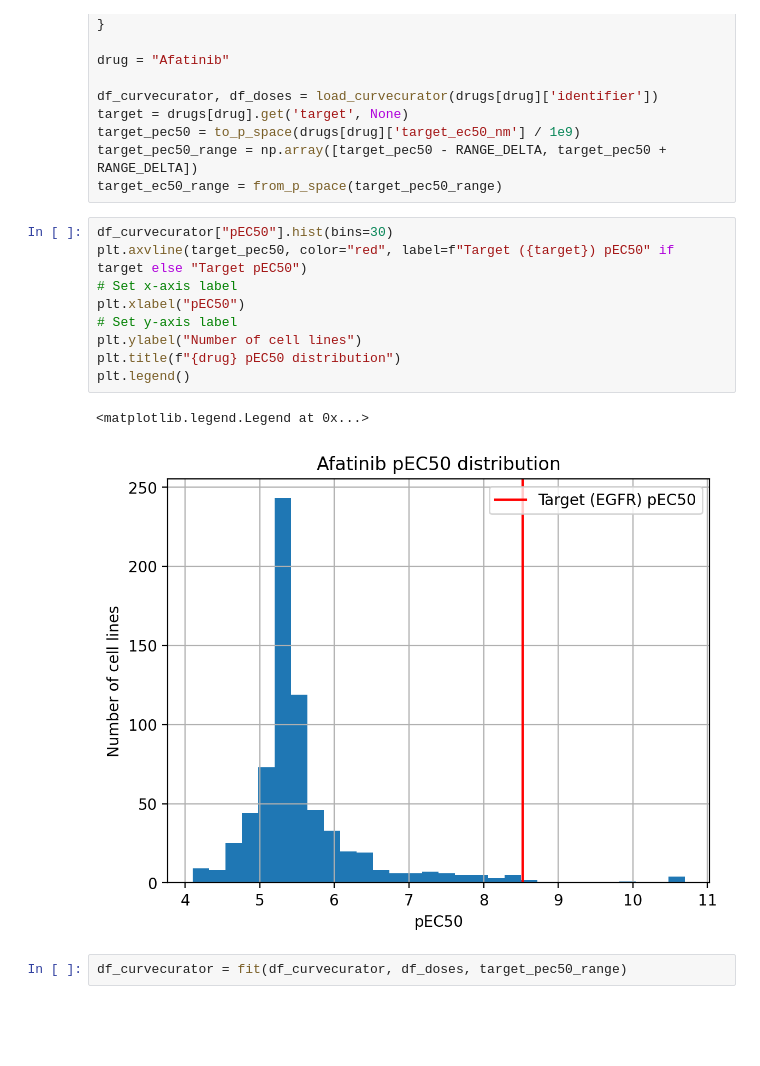
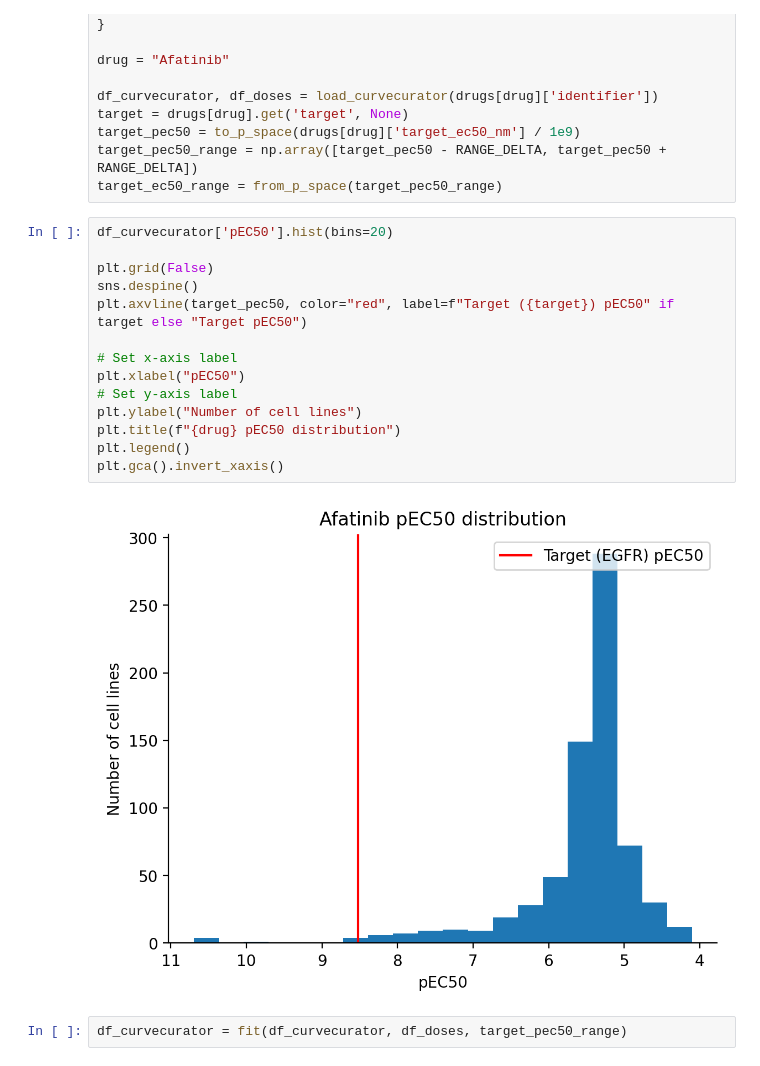
Before and after one commit to nictru/SystemsBioMedicine, a Jupyter notebook: fitting.ipynb, the cells around one changed output. Cells and saved outputs as stored; diff of their text form; blank space fills up the shorter version.

```diff
--- a/fitting.ipynb
+++ b/fitting.ipynb
@@ -102,16 +102,20 @@ target_pec50 = to_p_space(drugs[drug]['target_ec50_nm'] / 1e9)
 target_pec50_range = np.array([target_pec50 - RANGE_DELTA, target_pec50 + RANGE_DELTA])
 target_ec50_range = from_p_space(target_pec50_range)
 # %%
-df_curvecurator["pEC50"].hist(bins=30)
+df_curvecurator['pEC50'].hist(bins=20)
+
+plt.grid(False)
+sns.despine()
 plt.axvline(target_pec50, color="red", label=f"Target ({target}) pEC50" if target else "Target pEC50")
+
 # Set x-axis label
 plt.xlabel("pEC50")
 # Set y-axis label
 plt.ylabel("Number of cell lines")
 plt.title(f"{drug} pEC50 distribution")
 plt.legend()
+plt.gca().invert_xaxis()
 # %% [output]
-<matplotlib.legend.Legend at 0x...>
-[figure, old version]
+[figure, new version]
 # %%
 df_curvecurator = fit(df_curvecurator, df_doses, target_pec50_range)
```
Also changed, not shown: parts of 9 cells of this notebook, 2 other files.
